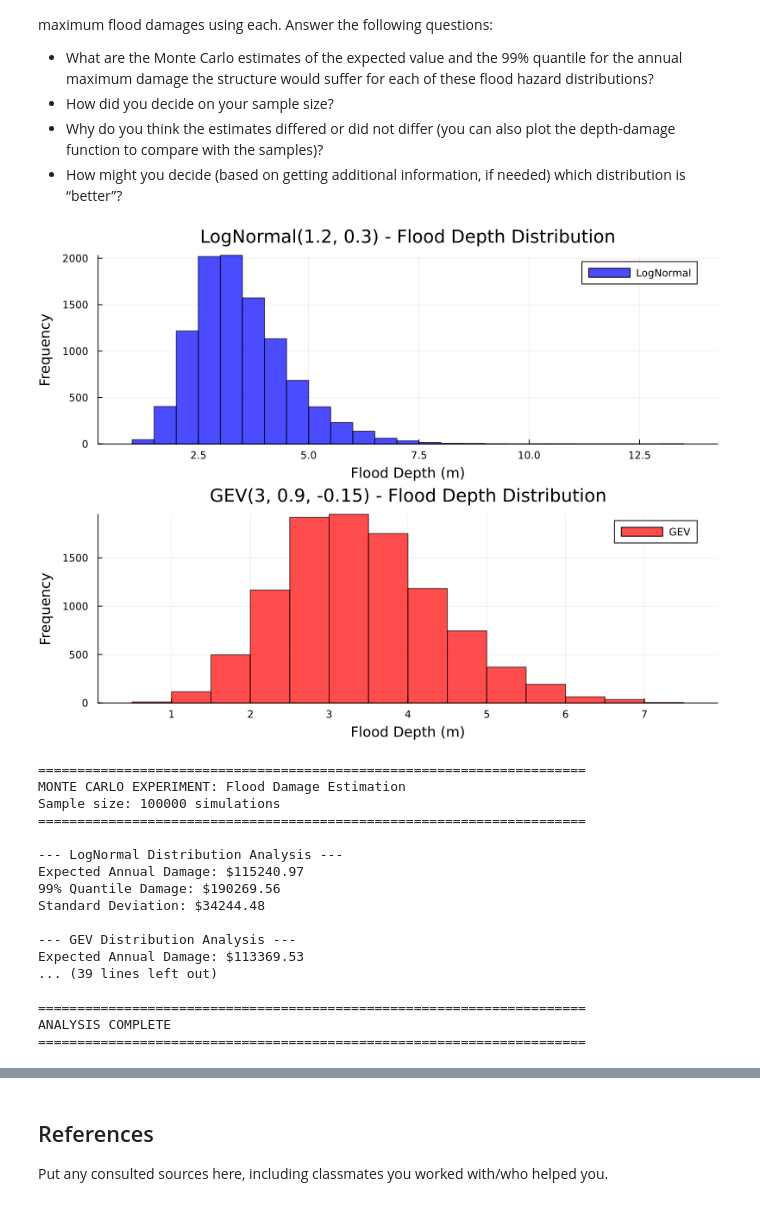
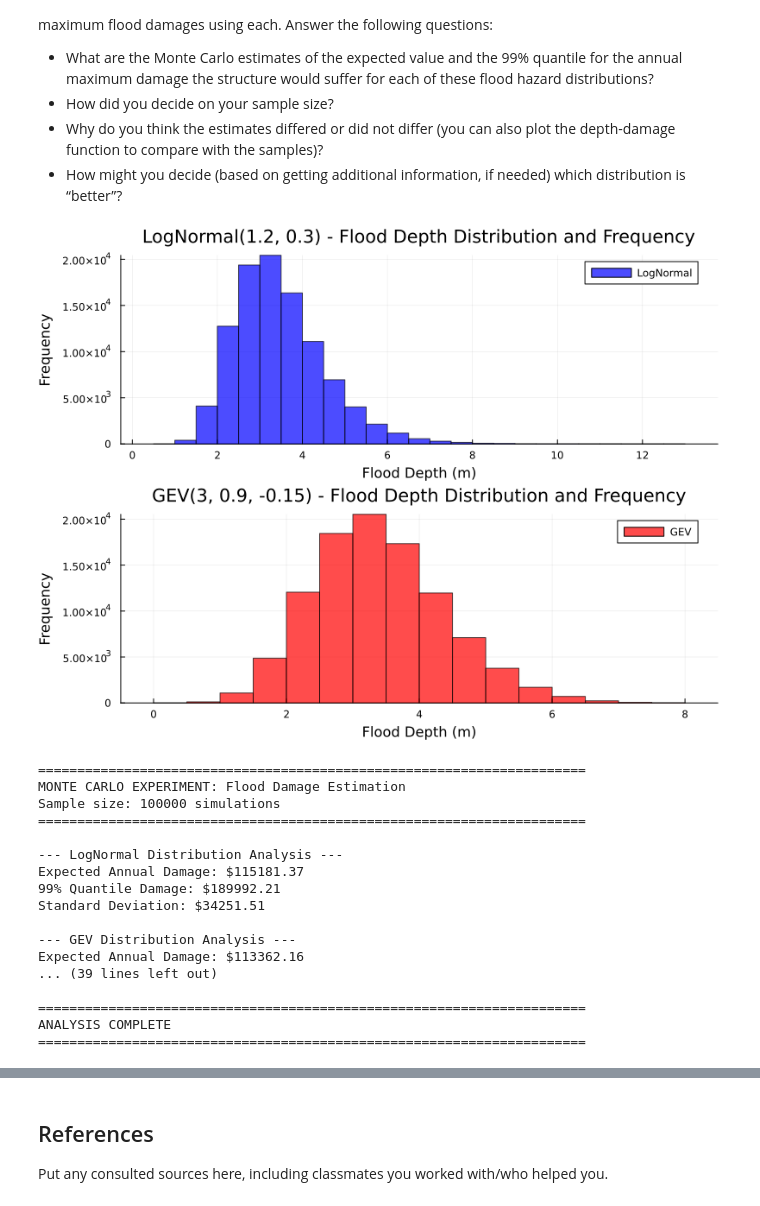
Before and after one commit to BEE4750-FA25/lab-2-JY410, a Jupyter notebook: lab02.ipynb, the cells around one changed output, grey strips where cells are left out. Cells and saved outputs as stored; diff of their text form; code cells hidden in the pictures.

```diff
--- a/lab02.ipynb
+++ b/lab02.ipynb
@@ -202,19 +186,19 @@ gev_dist = GeneralizedExtremeValue(3, 0.9, -0.15)       # Generalized Extreme Va
 # 3. PLOT HISTOGRAMS OF FLOOD DEPTH SAMPLES
 # ============================================================
 # Generate samples from both distributions for visualization
-n_visualize = 10000
+n_visualize = 100000
 h_lognormal_samples = rand(lognormal_dist, n_visualize)
 h_gev_samples = rand(gev_dist, n_visualize)
 
 # Create histogram plots for flood depth distributions
 p1 = histogram(h_lognormal_samples, bins=30, alpha=0.7,
                xlabel="Flood Depth (m)", ylabel="Frequency",
-               title="LogNormal(1.2, 0.3) - Flood Depth Distribution",
+               title="LogNormal(1.2, 0.3) - Flood Depth Distribution and Frequency",
                label="LogNormal", color=:blue)
 
 p2 = histogram(h_gev_samples, bins=30, alpha=0.7,
                xlabel="Flood Depth (m)", ylabel="Frequency",
-               title="GEV(3, 0.9, -0.15) - Flood Depth Distribution",
+               title="GEV(3, 0.9, -0.15) - Flood Depth Distribution and Frequency",
                label="GEV", color=:red)
 
 # Display the histograms side by side
@@ -358,46 +342,46 @@ display(depth_damage_plot)
 # ============================================================
 println("\n" * "="^70)
 println("ANSWER TO RESEARCH QUESTION")
 println("="^70)
 
 answer_text = """
 Based on Monte Carlo simulation with $n_mc samples:
 
 1. LOGNORMAL DISTRIBUTION:
    • Expected Annual Damage: \$$(round(expected_damage_lognormal, digits=0))
    • 99% Quantile Damage: \$$(round(quantile_99_lognormal, digits=0))
    This represents the damage level that would be exceeded in only 1% of years.
 
 2. GENERALIZED EXTREME VALUE (GEV) DISTRIBUTION:
    • Expected Annual Damage: \$$(round(expected_damage_gev, digits=0))
    • 99% Quantile Damage: \$$(round(quantile_99_gev, digits=0))
    This represents the 100-year flood damage level.
 
 INTERPRETATION:
 The GEV distribution predicts $(round(diff_expected, digits=1))% higher expected damages
 and $(round(diff_quantile, digits=1))% higher extreme damages compared to the LogNormal distribution.
 This difference arises because the GEV distribution is specifically designed to model
 extreme events and may have heavier tails than the LogNormal distribution.
 """
 
 println(answer_text)
 println("="^70)
 println("ANALYSIS COMPLETE")
 println("="^70)
 # %% [output]
-[figure, old version]
+[figure, new version]
 ======================================================================
 MONTE CARLO EXPERIMENT: Flood Damage Estimation
 Sample size: 100000 simulations
 ======================================================================
 
 --- LogNormal Distribution Analysis ---
-Expected Annual Damage: $115240.97
-99% Quantile Damage: $190269.56
-Standard Deviation: $34244.48
+Expected Annual Damage: $115181.37
+99% Quantile Damage: $189992.21
+Standard Deviation: $34251.51
 
 --- GEV Distribution Analysis ---
-Expected Annual Damage: $113369.53
+Expected Annual Damage: $113362.16
 ... (39 lines left out)
 
 ======================================================================
```
Also changed, not shown: parts of 3 cells of this notebook.
